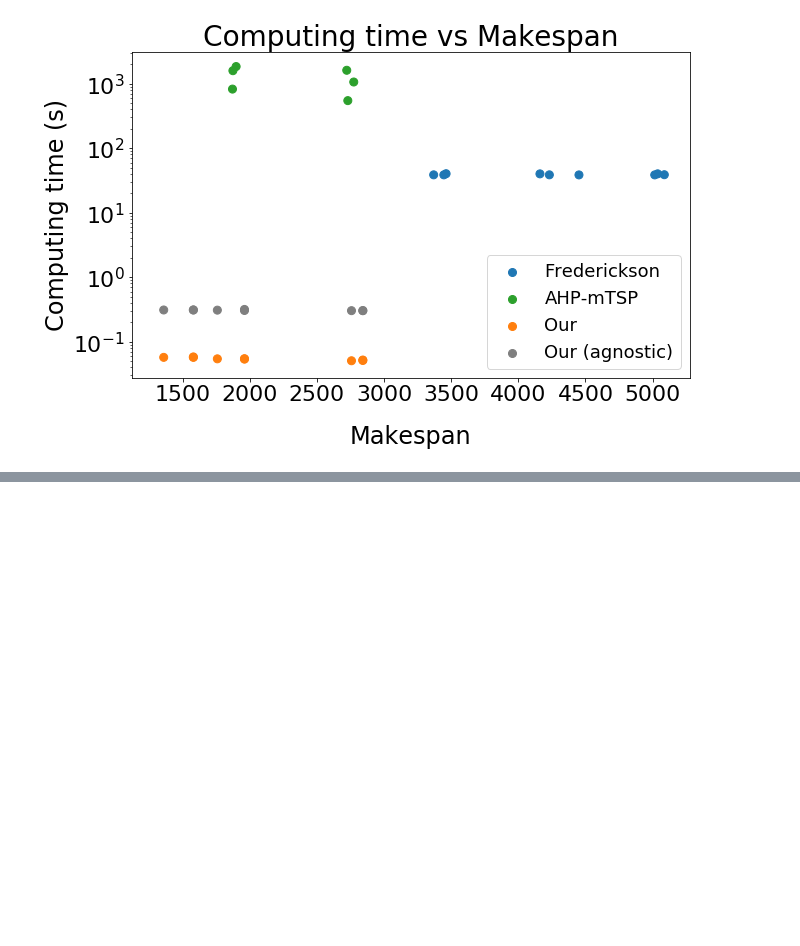
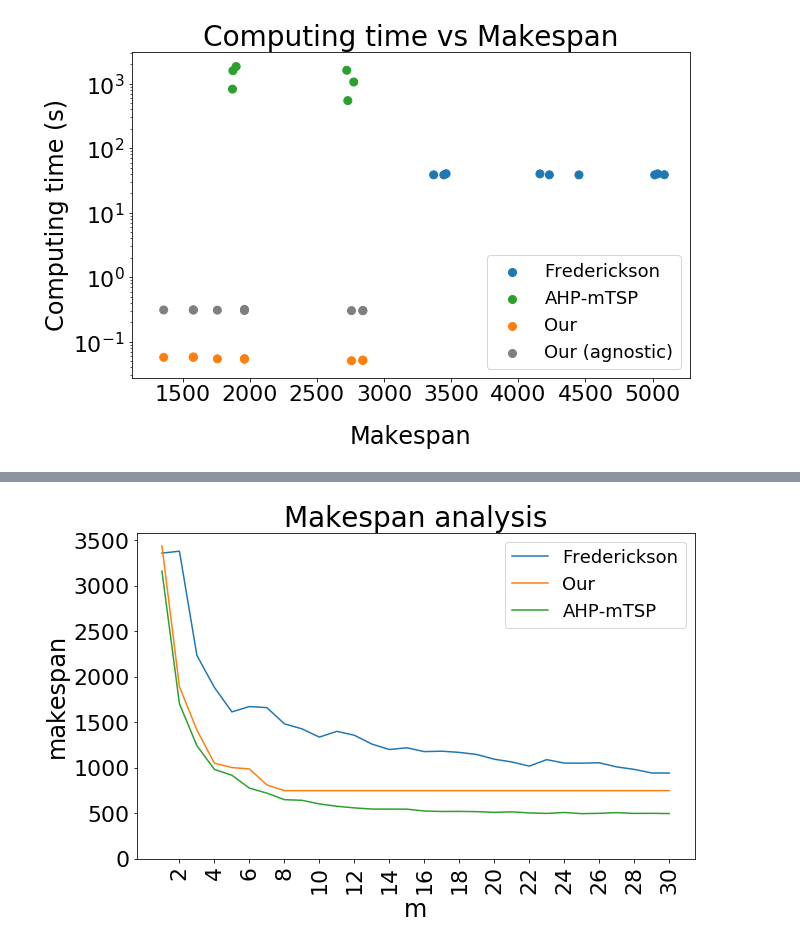
Before and after one commit to mirkosalaris/CoverageModularEnvironments, a Jupyter notebook: Notebooks/Comparison data analysis.ipynb, the cells around one changed output, grey strips where cells are left out. Saved outputs shown, nothing was run; the diff lists cells and outputs as text; code cells hidden in the pictures; blank space fills up the shorter version.

```diff
--- a/Notebooks/Comparison data analysis.ipynb
+++ b/Notebooks/Comparison data analysis.ipynb
@@ -439,0 +483,30 @@ fig.savefig(SAVE_FOLDER+"scatter_comparison.pdf", bbox_inches='tight', pad_inche
+# %%
+# Lines
+############# m > n #############
+
+xs = m_values
+
+int_xs = xs
+fred_xs = xs
+ahp_xs = xs
+
+fig, ax = plt.subplots() # needed to rotate the labels
+
+fred_lines, = ax.plot(fred_xs, mgn_fred_max_len_list, color="tab:blue")
+int_lines, = ax.plot(int_xs, mgn_int_max_len_list, color="tab:orange")
+ahp_lines, = ax.plot(ahp_xs, mgn_ahp_max_len_list, color="tab:green")
+
+plt.ylabel("makespan", fontsize=24)
+plt.xlabel("m", fontsize=24)
+plt.title("Makespan analysis", fontsize=28)
+plt.xticks(xs[1::2], m_values[1::2])
+ax.set_ylim(bottom=0)
+
+plt.legend((fred_lines, int_lines, ahp_lines), ("Frederickson", "Our", "AHP-mTSP"))
+plt.setp(ax.get_xticklabels(), rotation=90, horizontalalignment='center', fontsize=22)
+plt.setp(ax.get_yticklabels(), fontsize=22)
+
+fig.set_size_inches(PLT_W, PLT_H)
+fig.savefig(SAVE_FOLDER+"mgn_makespan_lines.pdf", bbox_inches='tight', pad_inches=0.1)
+# %% [output]
+[figure, added]
```
Also changed, not shown: parts of 2 cells of this notebook, 7 other files.
